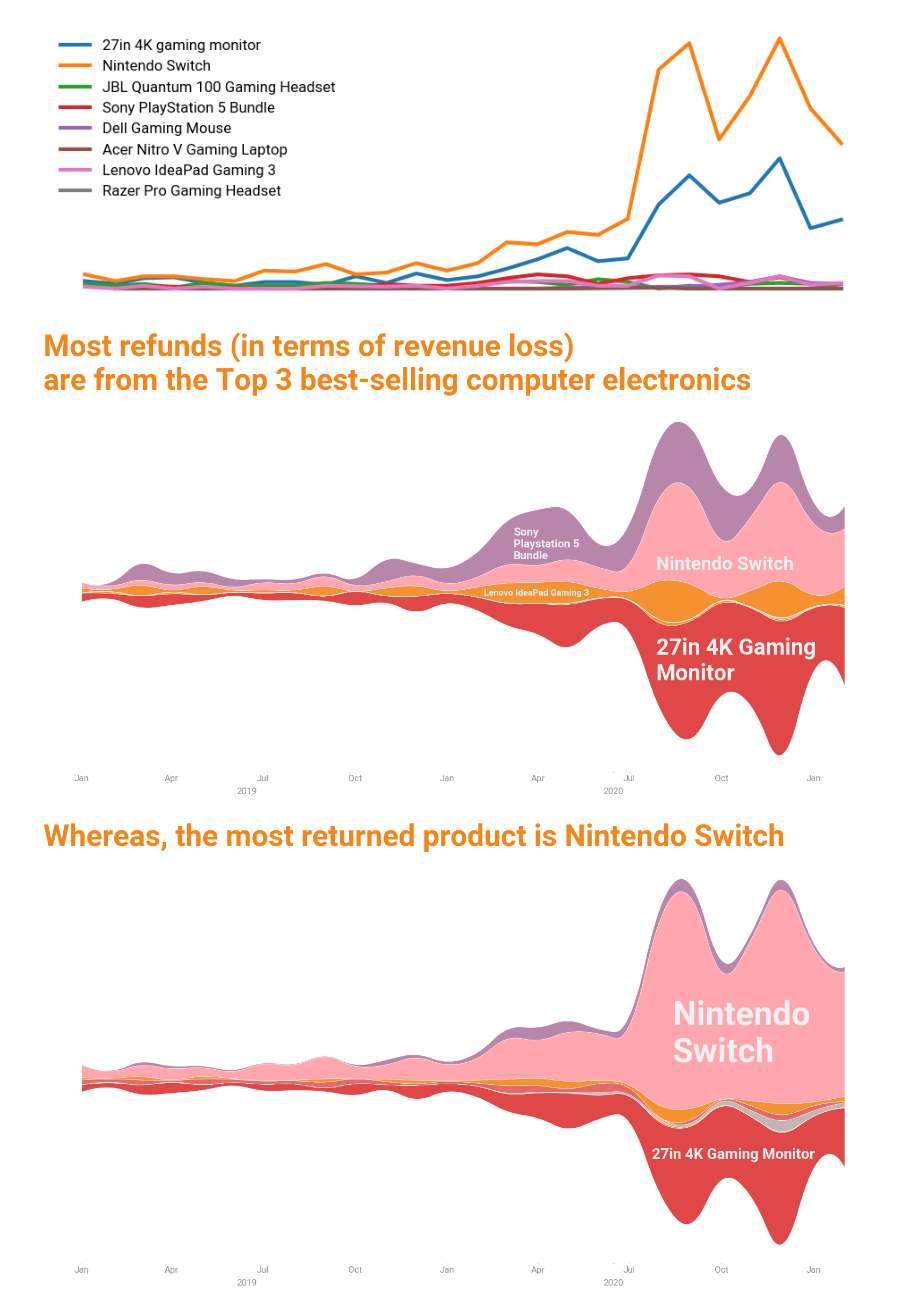
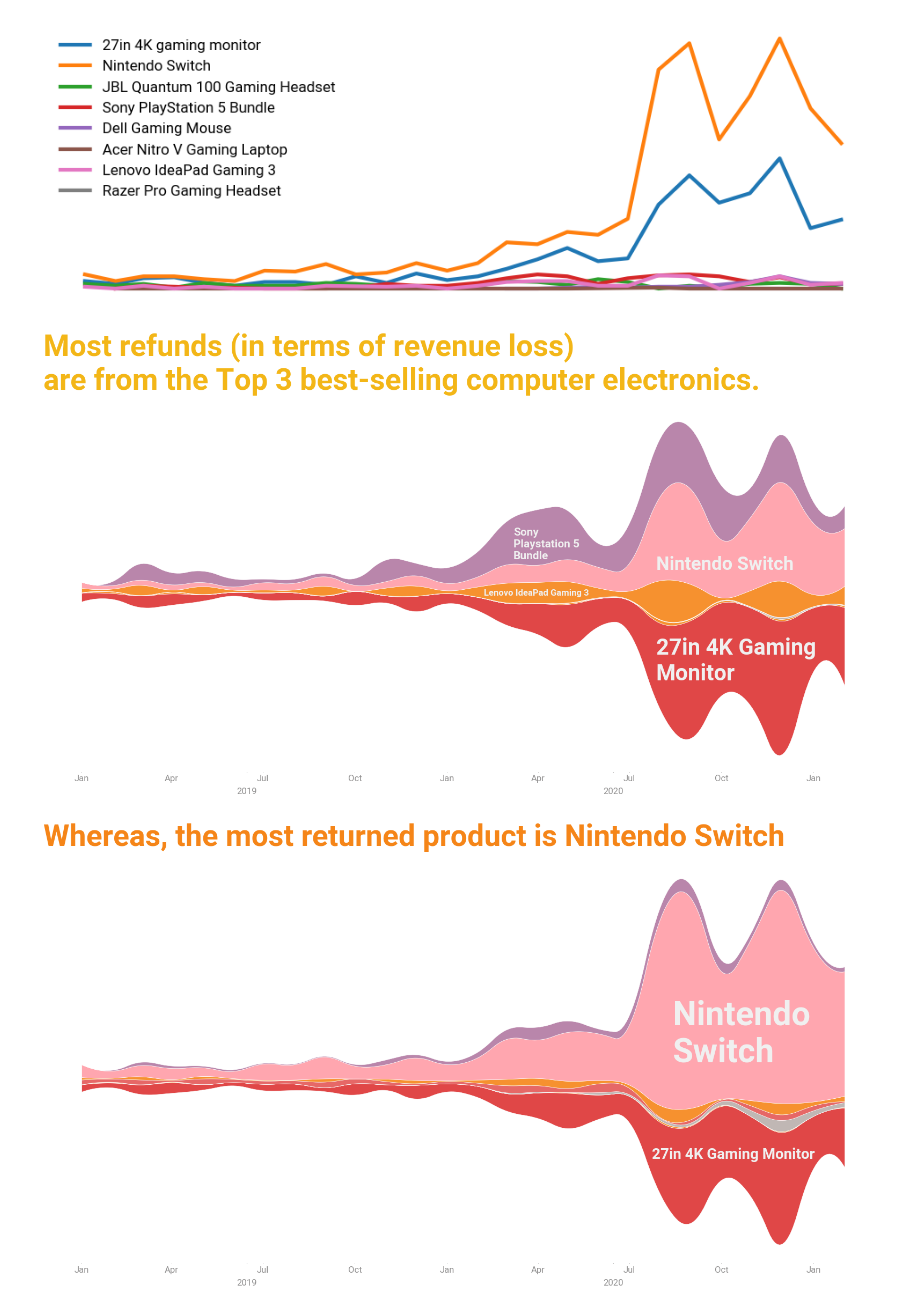
Before and after one commit to mjsluminarias/gamezone-ecommerce, a Jupyter notebook: code_queries/refunds.ipynb, the cells around one changed output. Drawn from its saved outputs; the diff is of its cells as text; code cells hidden in the pictures.

```diff
--- a/code_queries/refunds.ipynb
+++ b/code_queries/refunds.ipynb
@@ -266,8 +266,9 @@ ax.stackplot(
 # ---------------------------------------
 # Formatting
 # ---------------------------------------
+# color orange backup: "#F58518"
 
-ax.set_title("Most refunds (in terms of revenue loss) \nare from the Top 3 best-selling computer electronics", fontsize=40, fontweight="bold", loc="left", pad=20, color ="#F58518")
+ax.set_title("Most refunds (in terms of revenue loss) \nare from the Top 3 best-selling computer electronics.", fontsize=40, fontweight="bold", loc="left", pad=20, color ="#f3b617")
 # ax.text(0, 1.02, "Smoothed monthly lost revenue by product", transform=ax.transAxes, fontsize=12, alpha=0.65)
 ax.set_ylabel("Lost Revenue")
 ax.yaxis.set_major_formatter(FuncFormatter(lambda x, _: f"${x:,.0f}"))
@@ -313,34 +314,34 @@ plt.annotate(
     "Nintendo Switch",
     xy=(0.73, 0.55),             # (x, y) coordinates
     xycoords='axes fraction',
     color = "#F0F0F0",
     fontsize = 25,
     fontweight = "bold"   # Tells plt to treat (0.5, 0.5) as 50% width, 50% height
 )
 
 plt.annotate(
     "Sony\nPlaystation 5\nBundle",
     xy=(0.56, 0.58),             # (x, y) coordinates
     xycoords='axes fraction',
     color = "#F0F0F0",
     fontsize = 15,
     fontweight = "bold"   # Tells plt to treat (0.5, 0.5) as 50% width, 50% height
 )
 
 plt.annotate(
     "Lenovo IdeaPad Gaming 3",
     xy=(0.525, 0.48),                #(x, y)
     xycoords='axes fraction',
     color = "#F0F0F0",
     fontsize = 12,
     fontweight = "bold"   # Tells plt to treat (0.5, 0.5) as 50% width, 50% height
 )
 
 plt.tight_layout()
 plt.savefig("../figures/refunds/lost_revenue_strea,.png", transparent=True, dpi=300)
 plt.show()
 # %% [output]
-[figure, old version]
+[figure, new version]
 # %%
 colors = [
     "#dd3333",  # Blue
```
Also changed, not shown: parts of 1 cell of this notebook, 2 other files.
